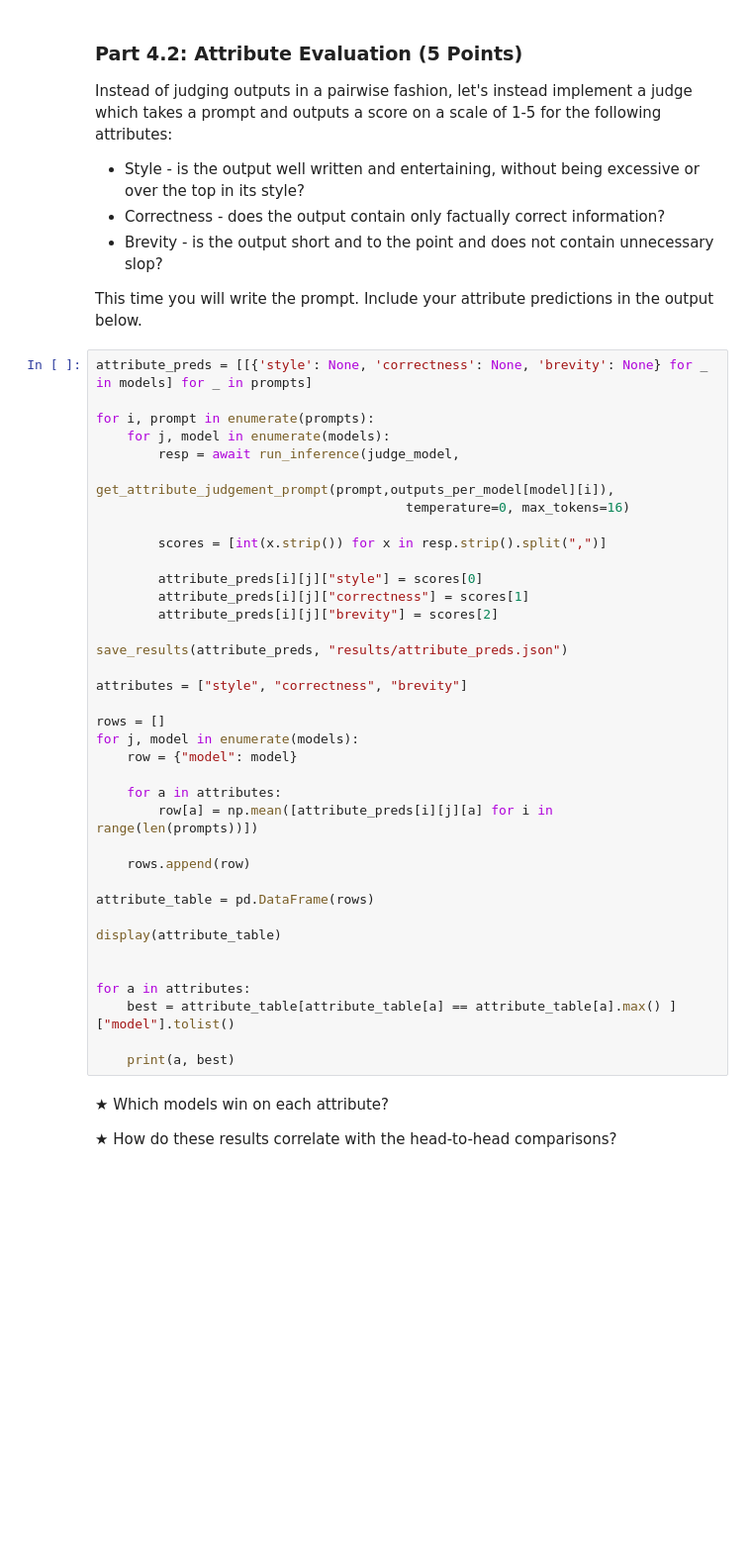
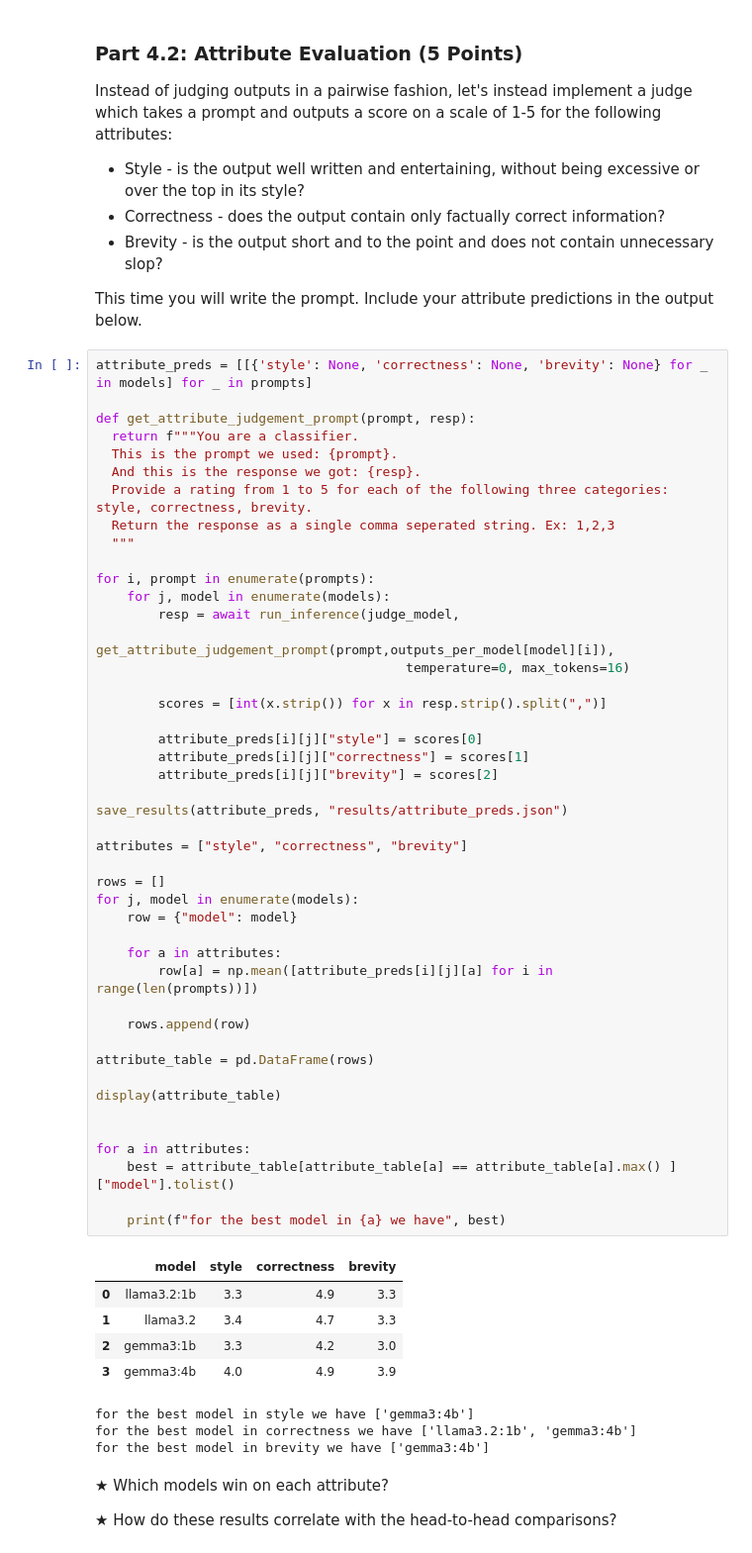
Before and after one commit to B03C9DED28E4/Audio-Tutorial-EECS183A-Fall-25, a Jupyter notebook: HW1.ipynb, the cells around one changed output. Shown at 99% size. Cells and saved outputs as stored; diff of their text form; blank space fills up the shorter version.

```diff
--- a/HW1.ipynb
+++ b/HW1.ipynb
@@ -1506,6 +1501,14 @@ Instead of judging outputs in a pairwise fashion, let's instead implement a judg
 This time you will write the prompt. Include your attribute predictions in the output below.
 # %%
 attribute_preds = [[{'style': None, 'correctness': None, 'brevity': None} for _ in models] for _ in prompts]
+
+def get_attribute_judgement_prompt(prompt, resp):
+  return f"""You are a classifier.
+  This is the prompt we used: {prompt}.
+  And this is the response we got: {resp}.
+  Provide a rating from 1 to 5 for each of the following three categories: style, correctness, brevity.
+  Return the response as a single comma seperated string. Ex: 1,2,3
+  """
 
 for i, prompt in enumerate(prompts):
     for j, model in enumerate(models):
@@ -1513,34 +1516,43 @@ for i, prompt in enumerate(prompts):
                                         get_attribute_judgement_prompt(prompt,outputs_per_model[model][i]),
                                         temperature=0, max_tokens=16)
 
         scores = [int(x.strip()) for x in resp.strip().split(",")]
 
         attribute_preds[i][j]["style"] = scores[0]
         attribute_preds[i][j]["correctness"] = scores[1]
         attribute_preds[i][j]["brevity"] = scores[2]
 
 save_results(attribute_preds, "results/attribute_preds.json")
 
 attributes = ["style", "correctness", "brevity"]
 
 rows = []
 for j, model in enumerate(models):
     row = {"model": model}
 
     for a in attributes:
         row[a] = np.mean([attribute_preds[i][j][a] for i in range(len(prompts))])
 
     rows.append(row)
 
 attribute_table = pd.DataFrame(rows)
 
 display(attribute_table)
 
 
 for a in attributes:
     best = attribute_table[attribute_table[a] == attribute_table[a].max() ]["model"].tolist()
 
-    print(a, best)
+    print(f"for the best model in {a} we have", best)
+# %% [output]
+|  | model | style | correctness | brevity |
+| 0 | llama3.2:1b | 3.3 | 4.9 | 3.3 |
+| 1 | llama3.2 | 3.4 | 4.7 | 3.3 |
+| 2 | gemma3:1b | 3.3 | 4.2 | 3.0 |
+| 3 | gemma3:4b | 4.0 | 4.9 | 3.9 |
+for the best model in style we have ['gemma3:4b']
+for the best model in correctness we have ['llama3.2:1b', 'gemma3:4b']
+for the best model in brevity we have ['gemma3:4b']
 # %% [markdown]
 ★ Which models win on each attribute?
 
```
Also changed, not shown: parts of 9 cells of this notebook.
